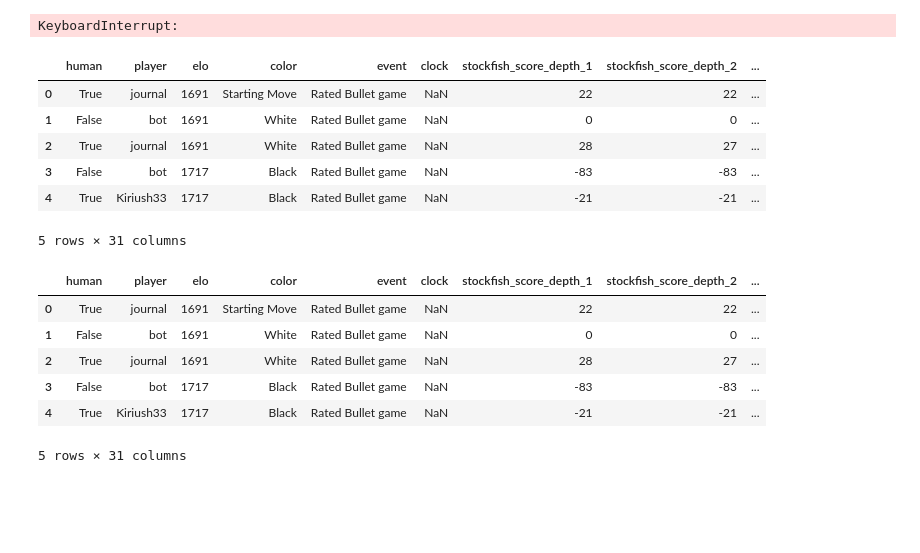
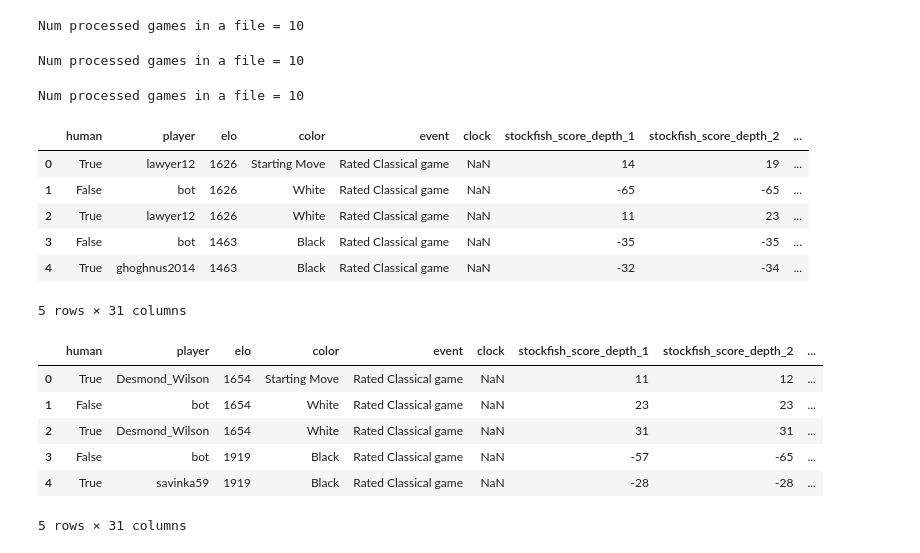
Before and after one commit to MatTheTab/PikeBot, a Jupyter notebook: Data_reading_tutorial.ipynb, the cells around one changed output. Cells and saved outputs as stored; diff of their text form; code cells hidden in the pictures; blank space fills up the shorter version.

Commit message:
Update data reading tutorial

```diff
--- a/Data_reading_tutorial.ipynb
+++ b/Data_reading_tutorial.ipynb
@@ -1,6 +1,10 @@
 # %%
 from utils.data_utils import *
+# %%
+save_data(txt_file_dir = "D:\\PikeBot\\Small_Preprocessed_Data\\Train", txt_file_name = "train_data.txt", directory_path="D:\\PikeBot\\Small_Data\\Train", file_name="lichess_db_standard_rated_2013-08.pgn.zst", max_num_games=10)
+# %% [output]
+Num processed games in a file = 10
 # %%
-save_data(txt_file_dir = "D:\\PikeBot\\New_Processed_Data", txt_file_name = "data.txt", directory_path="D:\\PikeBot\\Data", file_name="lichess_db_standard_rated_2014-01.pgn.zst")
+save_data(txt_file_dir = "D:\\PikeBot\\Small_Preprocessed_Data\\Val", txt_file_name = "val_data.txt", directory_path="D:\\PikeBot\\Small_Data\\Val", file_name="lichess_db_standard_rated_2013-01.pgn.zst", max_num_games=10)
 # %% [output]
-KeyboardInterrupt:
+Num processed games in a file = 10
@@ -9,10 +11,18 @@ dataframes = read_data(text_file_path="D:\\PikeBot\\New_Processed_Data\\data.txt
+# %%
+save_data(txt_file_dir = "D:\\PikeBot\\Small_Preprocessed_Data\\Test", txt_file_name = "test_data.txt", directory_path="D:\\PikeBot\\Small_Data\\Test", file_name="lichess_db_standard_rated_2013-02.pgn.zst", max_num_games=10)
+# %% [output]
+Num processed games in a file = 10
+# %%
+dataframes_train = read_data(text_file_path="D:\\PikeBot\\Small_Preprocessed_Data\\Train\\train_data.txt", num_dataframes=5, skip_positions=1)
+dataframes_val = read_data(text_file_path="D:\\PikeBot\\Small_Preprocessed_Data\\Val\\val_data.txt", num_dataframes=5, skip_positions=1)
+dataframes_test = read_data(text_file_path="D:\\PikeBot\\Small_Preprocessed_Data\\Test\\test_data.txt", num_dataframes=5, skip_positions=1)
 # %%
-dataframes[0].head()
+dataframes_train[0].head()
 # %% [output]
 |  | human | player | elo | color | event | clock | stockfish_score_depth_1 | stockfish_score_depth_2 | ... |
-| 0 | True | journal | 1691 | Starting Move | Rated Bullet game | NaN | 22 | 22 | ... |
-| 1 | False | bot | 1691 | White | Rated Bullet game | NaN | 0 | 0 | ... |
-| 2 | True | journal | 1691 | White | Rated Bullet game | NaN | 28 | 27 | ... |
-| 3 | False | bot | 1717 | Black | Rated Bullet game | NaN | -83 | -83 | ... |
-| 4 | True | Kiriush33 | 1717 | Black | Rated Bullet game | NaN | -21 | -21 | ... |
+| 0 | True | lawyer12 | 1626 | Starting Move | Rated Classical game | NaN | 14 | 19 | ... |
+| 1 | False | bot | 1626 | White | Rated Classical game | NaN | -65 | -65 | ... |
+| 2 | True | lawyer12 | 1626 | White | Rated Classical game | NaN | 11 | 23 | ... |
+| 3 | False | bot | 1463 | Black | Rated Classical game | NaN | -35 | -35 | ... |
+| 4 | True | ghoghnus2014 | 1463 | Black | Rated Classical game | NaN | -32 | -34 | ... |
 5 rows × 31 columns
@@ -21,10 +29,10 @@ dataframes = read_all(text_file_path="D:\\PikeBot\\New_Processed_Data\\data.txt"
 # %%
-dataframes[0].head()
+dataframes_val[0].head()
 # %% [output]
 |  | human | player | elo | color | event | clock | stockfish_score_depth_1 | stockfish_score_depth_2 | ... |
-| 0 | True | journal | 1691 | Starting Move | Rated Bullet game | NaN | 22 | 22 | ... |
-| 1 | False | bot | 1691 | White | Rated Bullet game | NaN | 0 | 0 | ... |
-| 2 | True | journal | 1691 | White | Rated Bullet game | NaN | 28 | 27 | ... |
-| 3 | False | bot | 1717 | Black | Rated Bullet game | NaN | -83 | -83 | ... |
-| 4 | True | Kiriush33 | 1717 | Black | Rated Bullet game | NaN | -21 | -21 | ... |
+| 0 | True | Desmond_Wilson | 1654 | Starting Move | Rated Classical game | NaN | 11 | 12 | ... |
+| 1 | False | bot | 1654 | White | Rated Classical game | NaN | 23 | 23 | ... |
+| 2 | True | Desmond_Wilson | 1654 | White | Rated Classical game | NaN | 31 | 31 | ... |
+| 3 | False | bot | 1919 | Black | Rated Classical game | NaN | -57 | -65 | ... |
+| 4 | True | savinka59 | 1919 | Black | Rated Classical game | NaN | -28 | -28 | ... |
 5 rows × 31 columns
```
Also changed, not shown: parts of 8 cells of this notebook.
